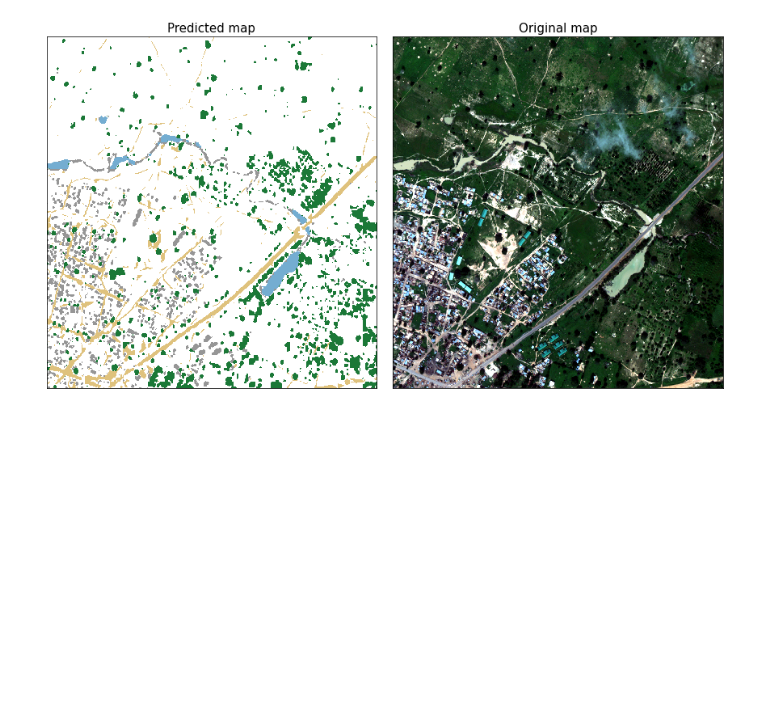
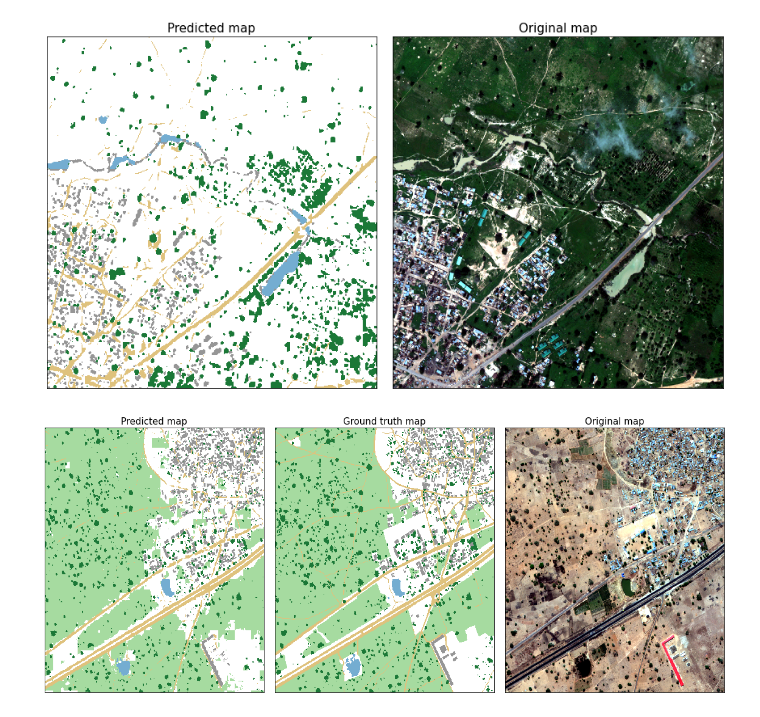
Before and after one commit to anoopmanikantas/Time-Series-analysis-of-Satellite-data-Feature-extractions-on-Transitions, a Jupyter notebook: Satellite_Data_Processing_Local_runtime.ipynb, the cells around one changed output. Cells and saved outputs as stored; diff of their text form; code cells hidden in the pictures; blank space fills up the shorter version.

Commit message:
Implemented displaying prediction on a trained image

```diff
--- a/Satellite_Data_Processing_Local_runtime.ipynb
+++ b/Satellite_Data_Processing_Local_runtime.ipynb
@@ -43,6 +43,7 @@ STRIDE = 25
 MODEL_NAME = "/unet_weights.hdf5"
 TRAIN_SZ = 0.75
 TEST_IMAGE = 'test'
+TEST_IMAGE1 = '22'
 # %% [markdown]
 Visualization
 # %%
@@ -565,3 +566,31 @@ plt.savefig('result.png')
 plt.show()
 # %% [output]
 [figure]
+# %%
+#@title Prediction on a trained image
+img1 = normalize(tiff.imread(MAIN_DIR+'mband/{}.tif'.format(TEST_IMAGE1)).transpose([1,2,0]))
+prediction = predict(img1,model,patch_sz=PATCH_SZ).transpose([2,0,1])
+# %%
+#@title Display prediction on trained image
+gt_img = tiff.imread(MAIN_DIR+'gt_mband/{}.tif'.format(TEST_IMAGE1))/255
+land_map1 = picture_from_mask(prediction,0.5)
+gt_land_map = picture_from_mask(gt_img,0.5)
+img2_8_bit = visualize(MAIN_DIR+'mband/{}.tif'.format(TEST_IMAGE1))
+fig, ax = plt.subplots(1,3,figsize=(20,8))
+ax[0].imshow(land_map1.transpose([1,2,0]), interpolation='nearest', aspect='auto')
+ax[1].imshow(gt_land_map.transpose([1,2,0]), interpolation='nearest', aspect='auto')
+ax[2].imshow(img2_8_bit, interpolation='nearest', aspect='auto')
+ax[0].axes.xaxis.set_visible(False)
+ax[0].axes.yaxis.set_visible(False)
+ax[1].axes.xaxis.set_visible(False)
+ax[1].axes.yaxis.set_visible(False)
+ax[2].axes.xaxis.set_visible(False)
+ax[2].axes.yaxis.set_visible(False)
+ax[0].set_title("Predicted map",fontsize=15)
+ax[1].set_title("Ground truth map",fontsize=15)
+ax[2].set_title("Original map",fontsize=15)
+plt.subplots_adjust(hspace=0.05,wspace=0.05)
+plt.savefig('result1.png')
+plt.show()
+# %% [output]
+[figure, added]
```
Also changed, not shown: parts of 1 cell of this notebook.
